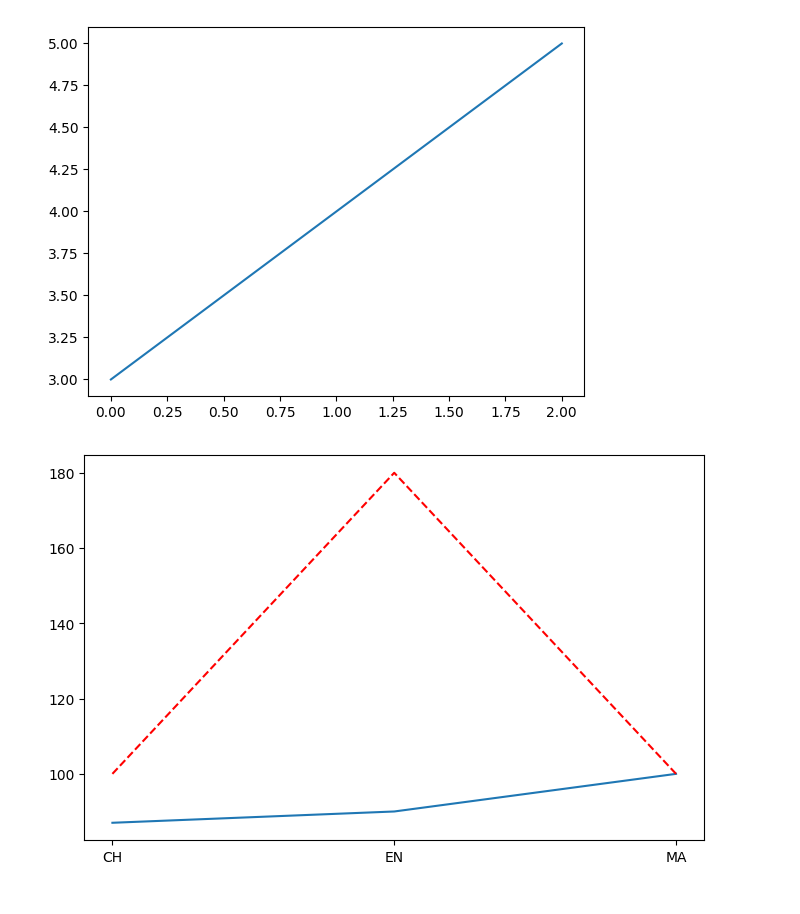
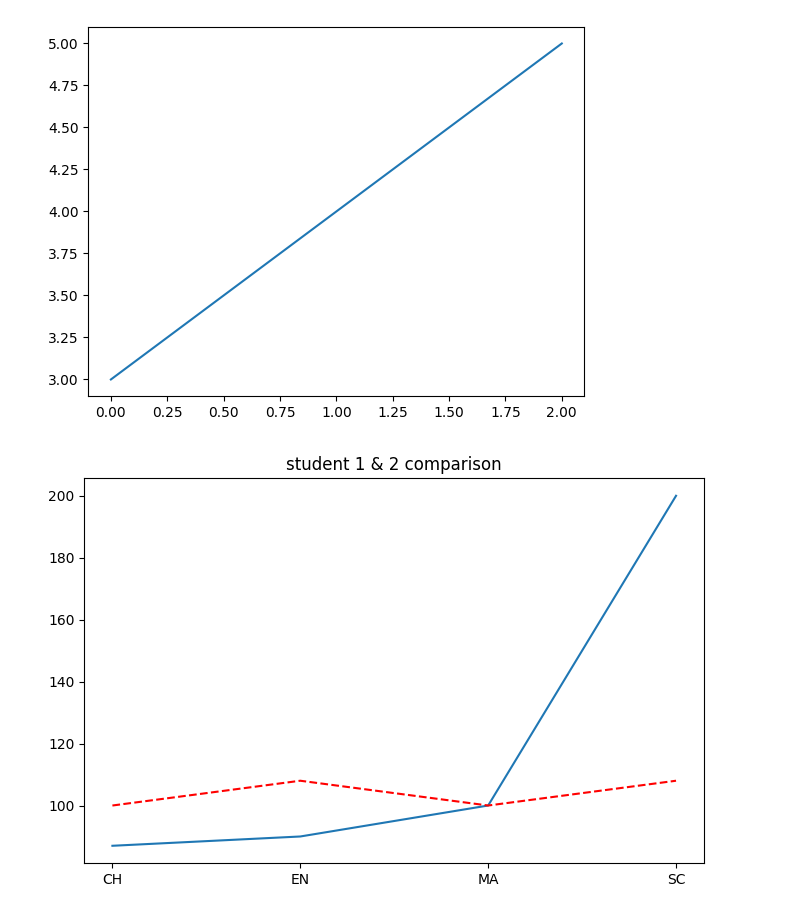
Before and after one commit to ahaing/CL_0729, a Jupyter notebook: Lec002.ipynb, the cells around one changed output. Cells and saved outputs as stored; diff of their text form; code cells hidden in the pictures.

Commit message:
SET_TITLE

```diff
--- a/Lec002.ipynb
+++ b/Lec002.ipynb
@@ -18,8 +18,8 @@ plt.show()
 # %% [output]
 [figure]
 # %%
-student1 = {'CH':87, 'EN':90, 'MA':100}
-student2 = {'CH':100, 'EN':180, 'MA':100}
+student1 = {'CH':87, 'EN':90, 'MA':100, 'SC':200}
+student2 = {'CH':100, 'EN':108, 'MA':100,'SC':108 }
 student1.keys()
 subjects = list(student1.keys())
 subjects
@@ -29,10 +29,10 @@ value2=list(student2.values())
 # %%
 figure = plt.figure(figsize=(8.0,5.0))
 ax = figure.add_subplot()
 ax.plot(subjects, value1)
 ax.plot(subjects, value2, 'r',linestyle='dashed') # set_linestyle(ls) # ':' or 'dotted'=>' r:'
-
+ax.set_title("student 1 & 2 comparison")
 plt.show() #google matplotlib.axes.subplot(?)
 # matplotlib.axes.Axes.plot
 # %% [output]
-[figure, old version]
+[figure, new version]
```
